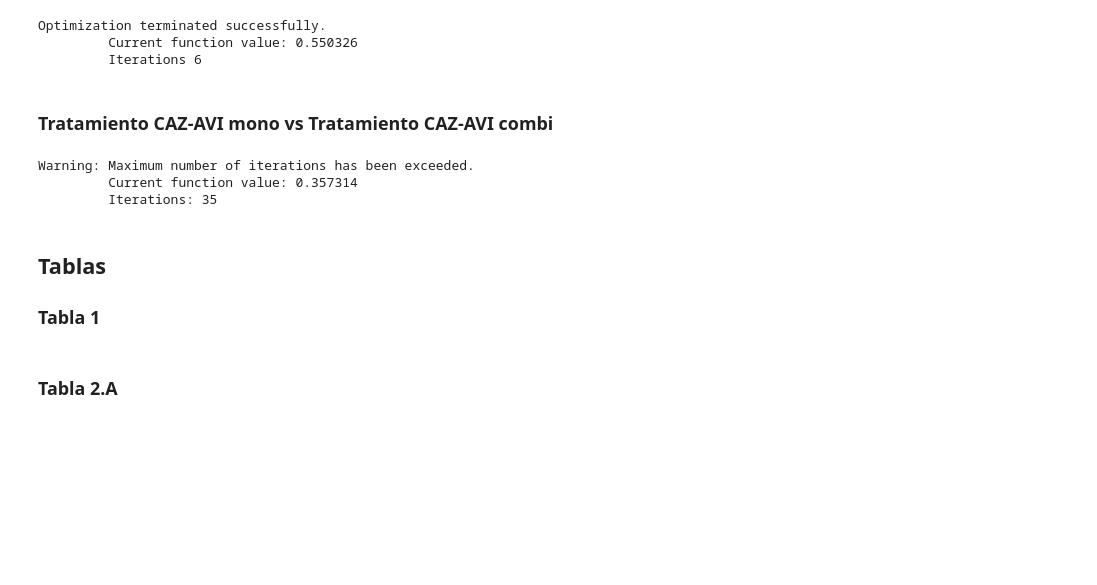
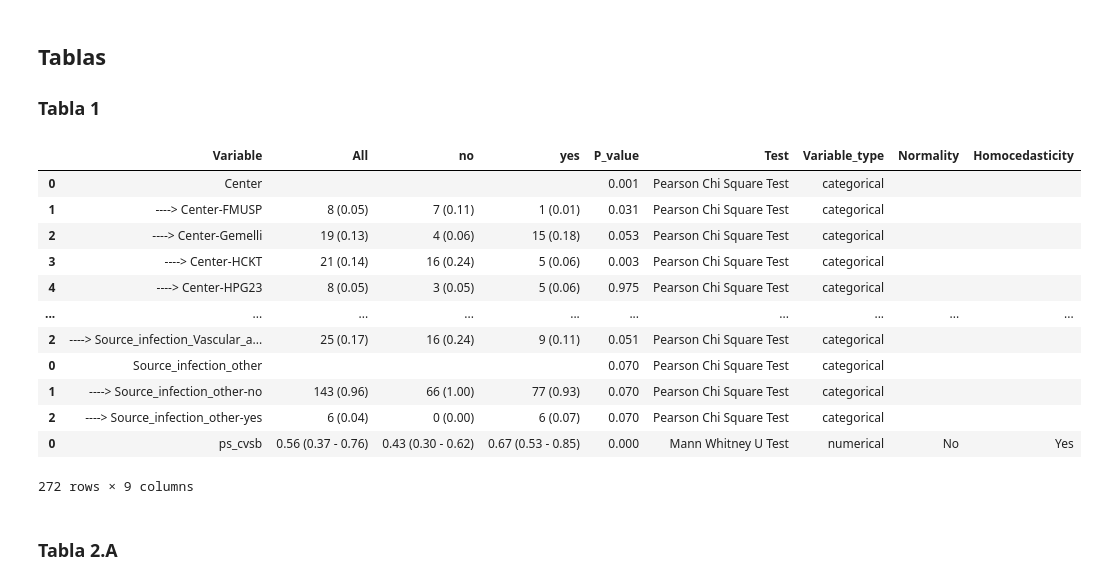
Before and after one commit to JuantonioMS/pystats_utils_base, a Jupyter notebook: test.ipynb, the cells around one changed output. Saved outputs shown, nothing was run; the diff lists cells and outputs as text; code cells hidden in the pictures; blank space fills up the shorter version.

```diff
--- a/test.ipynb
+++ b/test.ipynb
@@ -9,63 +19,3 @@ Análisis estadístico para la cohort **INCREMENT-SOT CAZ-AVI** para el estudio
-# %%
-import pandas as pd
-
-dataframe = pd.read_excel("./test/database/database.xlsx")
-workDataframe = dataframe[dataframe["Cohort_Treatment"] == "yes"]
-
-from pystats_utils.test.multivariant import LogisticRegression
-
-result = LogisticRegression(dataframe = workDataframe,
-                            classVariable = "Cohort_Cazavi",
-                            targetVariables = ["Age", "Gender",
-                                               "Biliary_stenosis", "CMV_disease",
-                                               "Kidney_disease", "Post_transplant_dialysis",
-                                               "Score_Charlson_AMN", "Acquisition",
-                                               "SIRS_SevereORSchock", "Pitt_Score",
-                                               "Source_infection_Urinary_tract",
-                                               "Source_infection_Pneumonia",
-                                               "SourceControl_before30days", "Surgical_debridement",
-                                               "Carbapenemase", "Removal_Replacement_vascular_line",
-                                               "Myocardial_Infarct", "Diabetes_Mellitus",
-                                               "Chronic_Pulmonary_Disease"]).run()
-
-result.prediction.name = "ps_cvsb"
-dataframe = dataframe.join(result.prediction)
-dataframe.to_excel("./test/database/database_ps.xlsx")
-# %% [output]
-Optimization terminated successfully.
-         Current function value: 0.550326
-         Iterations 6
-# %% [markdown]
-### Tratamiento CAZ-AVI mono vs Tratamiento CAZ-AVI combi
-# %%
-import pandas as pd
-
-dataframe = pd.read_excel("./test/database/database_ps.xlsx")
-workDataframe = dataframe[dataframe["Cohort_Cazavi"] == "yes"]
-
-from pystats_utils.test.multivariant import LogisticRegression
-
-result = LogisticRegression(dataframe = workDataframe,
-                            classVariable = "Cohort_Combi",
-                            targetVariables = ["Age", "Gender",
-                                               "Biliary_stenosis", "CMV_disease",
-                                               "Kidney_disease", "Post_transplant_dialysis",
-                                               "Score_Charlson_AMN", "Acquisition",
-                                               "SIRS_SevereORSchock", "Pitt_Score",
-                                               "Source_infection_Urinary_tract",
-                                               "Source_infection_Pneumonia",
-                                               "SourceControl_before30days", "Surgical_debridement",
-                                               "Carbapenemase", "Removal_Replacement_vascular_line",
-                                               "Myocardial_Infarct", "Diabetes_Mellitus",
-                                               "Chronic_Pulmonary_Disease"]).run()
-
-result.prediction.name = "ps_cvsm"
-dataframe = dataframe.join(result.prediction)
-dataframe.to_excel("./test/database/database_ps.xlsx")
-# %% [output]
-Warning: Maximum number of iterations has been exceeded.
-         Current function value: 0.357314
-         Iterations: 35
 # %% [markdown]
 ## Tablas
 
@@ -73,16 +23,31 @@ Warning: Maximum number of iterations has been exceeded.
 # %%
 import pandas as pd
 
-dataframe = pd.read_excel("./test/database/database_ps.xlsx")
+dataframe = pd.read_excel("./test/database/database.xlsx")
 workDataframe = dataframe[dataframe["Cohort_Treatment"] == "yes"]
 
 from pystats_utils.pipeline import BivariantTable
 
 result = BivariantTable(dataframe = workDataframe,
                         classVariable = "Cohort_Cazavi",
                         excludedVariables = ["Pt", "ps_cvsm", "Caso_REC_3digitos"]).run()
 
 result.to_excel("tabla_1_raw.xlsx")
+result
+# %% [output]
+|  | Variable | All | no | yes | P_value | Test | Variable_type | Normality | Homocedasticity |
+| 0 | Center |  |  |  | 0.001 | Pearson Chi Square Test | categorical |  |  |
+| 1 | ----> Center-FMUSP | 8 (0.05) | 7 (0.11) | 1 (0.01) | 0.031 | Pearson Chi Square Test | categorical |  |  |
+| 2 | ----> Center-Gemelli | 19 (0.13) | 4 (0.06) | 15 (0.18) | 0.053 | Pearson Chi Square Test | categorical |  |  |
+| 3 | ----> Center-HCKT | 21 (0.14) | 16 (0.24) | 5 (0.06) | 0.003 | Pearson Chi Square Test | categorical |  |  |
+| 4 | ----> Center-HPG23 | 8 (0.05) | 3 (0.05) | 5 (0.06) | 0.975 | Pearson Chi Square Test | categorical |  |  |
+| ... | ... | ... | ... | ... | ... | ... | ... | ... | ... |
+| 2 | ----> Source_infection_Vascular_a... | 25 (0.17) | 16 (0.24) | 9 (0.11) | 0.051 | Pearson Chi Square Test | categorical |  |  |
+| 0 | Source_infection_other |  |  |  | 0.070 | Pearson Chi Square Test | categorical |  |  |
+| 1 | ----> Source_infection_other-no | 143 (0.96) | 66 (1.00) | 77 (0.93) | 0.070 | Pearson Chi Square Test | categorical |  |  |
+| 2 | ----> Source_infection_other-yes | 6 (0.04) | 0 (0.00) | 6 (0.07) | 0.070 | Pearson Chi Square Test | categorical |  |  |
+| 0 | ps_cvsb | 0.56 (0.37 - 0.76) | 0.43 (0.30 - 0.62) | 0.67 (0.53 - 0.85) | 0.000 | Mann Whitney U Test | numerical | No | Yes |
+272 rows × 9 columns
 # %% [markdown]
 ### Tabla 2.A
 # %%
```
Also changed, not shown: parts of 53 cells of this notebook, 11 other files.
